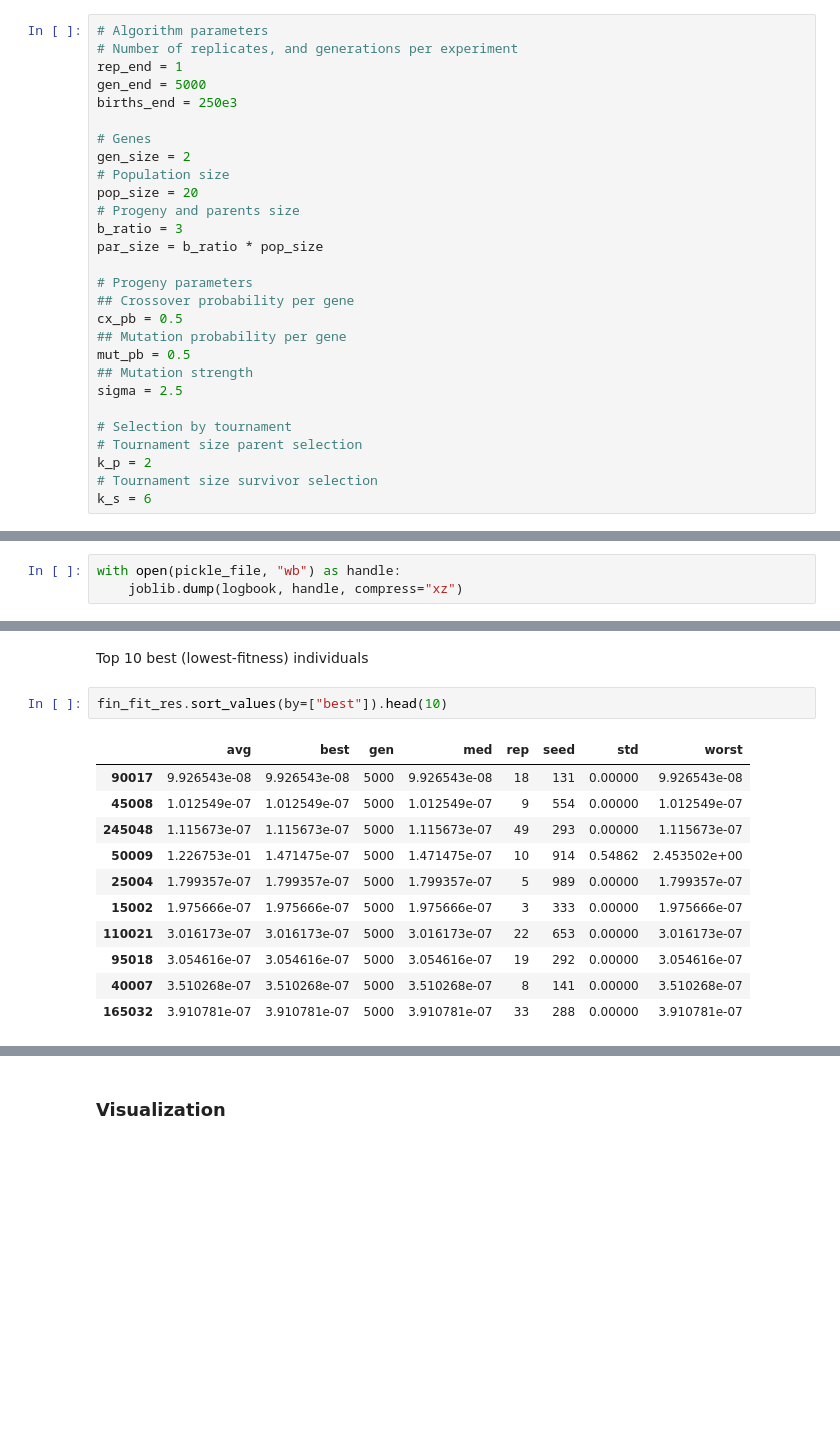
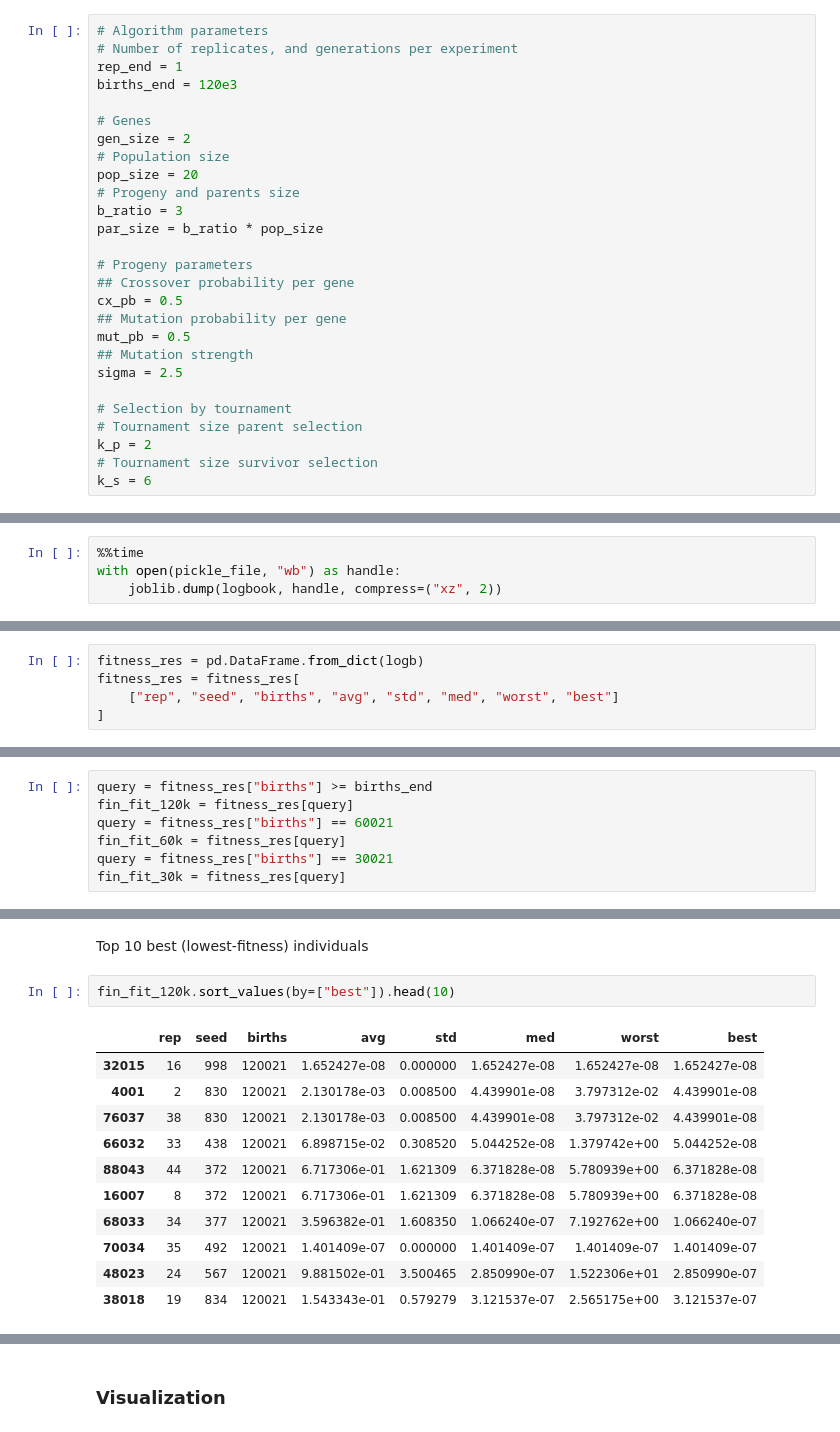
Before and after one commit to EloyRD/ThesisExp, a Jupyter notebook: EA_C_01_OneParameterSet.ipynb, the cells around one changed output, grey strips where cells are left out. Saved outputs shown, nothing was run; the diff lists cells and outputs as text; blank space fills up the shorter version.

```diff
--- a/EA_C_01_OneParameterSet.ipynb
+++ b/EA_C_01_OneParameterSet.ipynb
@@ -102,8 +152,7 @@ print(f_fun(-1.0, -1.0), f_fun(-11.0, -9.0), f_fun(11.0, 3.0), f_fun(-6.0, 9.0))
 # Algorithm parameters
 # Number of replicates, and generations per experiment
 rep_end = 1
-gen_end = 5000
-births_end = 250e3
+births_end = 120e3
 
 # Genes
 gen_size = 2
@@ -307,6 +376,7 @@ NameError: name 'gen_n' is not defined
 # %%
 pickle_file = "./pickle/C_01.joblib"
 # %%
+%%time
 with open(pickle_file, "wb") as handle:
-    joblib.dump(logbook, handle, compress="xz")
+    joblib.dump(logbook, handle, compress=("xz", 2))
 # %%
@@ -322,2 +392,7 @@ fitness_res = pd.DataFrame.from_dict(pop_records)
+# %%
+fitness_res = pd.DataFrame.from_dict(logb)
+fitness_res = fitness_res[
+    ["rep", "seed", "births", "avg", "std", "med", "worst", "best"]
+]
 # %% [markdown]
 We filter the values of the last generation
@@ -327,0 +399,7 @@ fin_fit_res = fitness_res[query]
+# %%
+query = fitness_res["births"] >= births_end
+fin_fit_120k = fitness_res[query]
+query = fitness_res["births"] == 60021
+fin_fit_60k = fitness_res[query]
+query = fitness_res["births"] == 30021
+fin_fit_30k = fitness_res[query]
@@ -328,17 +408,17 @@ fin_fit_res = fitness_res[query]
 # %% [markdown]
 Top 10 best (lowest-fitness) individuals
 # %%
-fin_fit_res.sort_values(by=["best"]).head(10)
+fin_fit_120k.sort_values(by=["best"]).head(10)
 # %% [output]
-|  | avg | best | gen | med | rep | seed | std | worst |
-| 90017 | 9.926543e-08 | 9.926543e-08 | 5000 | 9.926543e-08 | 18 | 131 | 0.00000 | 9.926543e-08 |
-| 45008 | 1.012549e-07 | 1.012549e-07 | 5000 | 1.012549e-07 | 9 | 554 | 0.00000 | 1.012549e-07 |
-| 245048 | 1.115673e-07 | 1.115673e-07 | 5000 | 1.115673e-07 | 49 | 293 | 0.00000 | 1.115673e-07 |
-| 50009 | 1.226753e-01 | 1.471475e-07 | 5000 | 1.471475e-07 | 10 | 914 | 0.54862 | 2.453502e+00 |
-| 25004 | 1.799357e-07 | 1.799357e-07 | 5000 | 1.799357e-07 | 5 | 989 | 0.00000 | 1.799357e-07 |
-| 15002 | 1.975666e-07 | 1.975666e-07 | 5000 | 1.975666e-07 | 3 | 333 | 0.00000 | 1.975666e-07 |
-| 110021 | 3.016173e-07 | 3.016173e-07 | 5000 | 3.016173e-07 | 22 | 653 | 0.00000 | 3.016173e-07 |
-| 95018 | 3.054616e-07 | 3.054616e-07 | 5000 | 3.054616e-07 | 19 | 292 | 0.00000 | 3.054616e-07 |
-| 40007 | 3.510268e-07 | 3.510268e-07 | 5000 | 3.510268e-07 | 8 | 141 | 0.00000 | 3.510268e-07 |
-| 165032 | 3.910781e-07 | 3.910781e-07 | 5000 | 3.910781e-07 | 33 | 288 | 0.00000 | 3.910781e-07 |
+|  | rep | seed | births | avg | std | med | worst | best |
+| 32015 | 16 | 998 | 120021 | 1.652427e-08 | 0.000000 | 1.652427e-08 | 1.652427e-08 | 1.652427e-08 |
+| 4001 | 2 | 830 | 120021 | 2.130178e-03 | 0.008500 | 4.439901e-08 | 3.797312e-02 | 4.439901e-08 |
+| 76037 | 38 | 830 | 120021 | 2.130178e-03 | 0.008500 | 4.439901e-08 | 3.797312e-02 | 4.439901e-08 |
+| 66032 | 33 | 438 | 120021 | 6.898715e-02 | 0.308520 | 5.044252e-08 | 1.379742e+00 | 5.044252e-08 |
+| 88043 | 44 | 372 | 120021 | 6.717306e-01 | 1.621309 | 6.371828e-08 | 5.780939e+00 | 6.371828e-08 |
+| 16007 | 8 | 372 | 120021 | 6.717306e-01 | 1.621309 | 6.371828e-08 | 5.780939e+00 | 6.371828e-08 |
+| 68033 | 34 | 377 | 120021 | 3.596382e-01 | 1.608350 | 1.066240e-07 | 7.192762e+00 | 1.066240e-07 |
+| 70034 | 35 | 492 | 120021 | 1.401409e-07 | 0.000000 | 1.401409e-07 | 1.401409e-07 | 1.401409e-07 |
+| 48023 | 24 | 567 | 120021 | 9.881502e-01 | 3.500465 | 2.850990e-07 | 1.522306e+01 | 2.850990e-07 |
+| 38018 | 19 | 834 | 120021 | 1.543343e-01 | 0.579279 | 3.121537e-07 | 2.565175e+00 | 3.121537e-07 |
 # %% [markdown]
```
Also changed, not shown: parts of 33 cells of this notebook, 43 other files.
